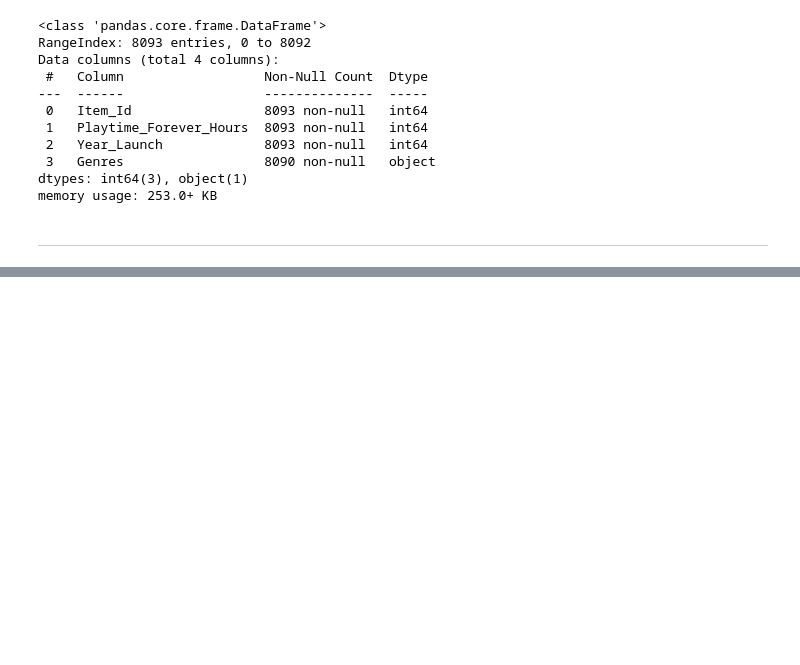
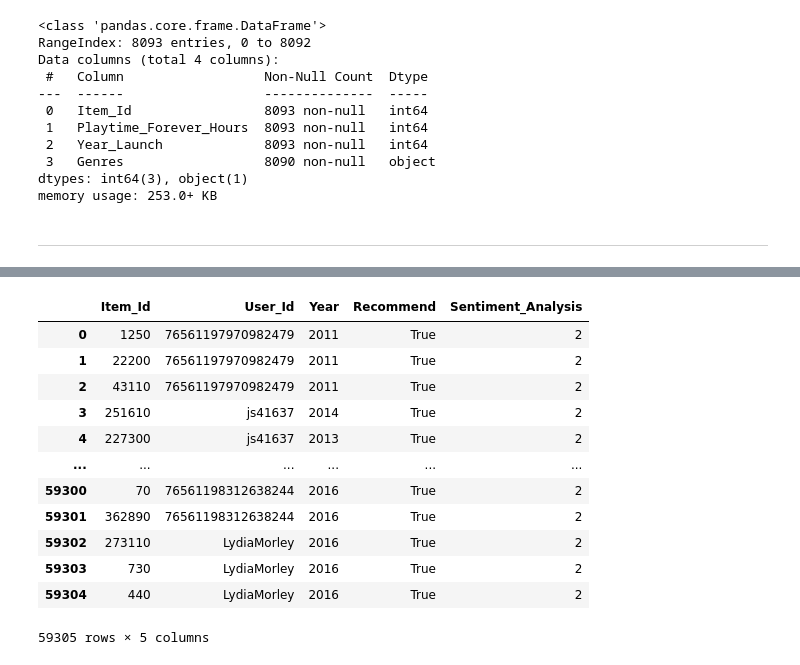
Before and after one commit to DavidssonGon/PI_ML_OPS_STEAM_DSFT17, a Jupyter notebook: ETL2.ipynb, the cells around one changed output, grey strips where cells are left out. Cells and saved outputs as stored; diff of their text form; code cells hidden in the pictures; blank space fills up the shorter version.

```diff
--- a/ETL2.ipynb
+++ b/ETL2.ipynb
@@ -364,0 +548,18 @@ memory usage: 253.0+ KB
+# %%
+# Se filtra los campos que se van a usar del Data Frame Items
+def3_df_reviews = df_reviews[['Item_Id','User_Id','Year','Recommend','Sentiment_Analysis']]
+def3_df_reviews
+# %% [output]
+|  | Item_Id | User_Id | Year | Recommend | Sentiment_Analysis |
+| 0 | 1250 | 76561197970982479 | 2011 | True | 2 |
+| 1 | 22200 | 76561197970982479 | 2011 | True | 2 |
+| 2 | 43110 | 76561197970982479 | 2011 | True | 2 |
+| 3 | 251610 | js41637 | 2014 | True | 2 |
+| 4 | 227300 | js41637 | 2013 | True | 2 |
+| ... | ... | ... | ... | ... | ... |
+| 59300 | 70 | 76561198312638244 | 2016 | True | 2 |
+| 59301 | 362890 | 76561198312638244 | 2016 | True | 2 |
+| 59302 | 273110 | LydiaMorley | 2016 | True | 2 |
+| 59303 | 730 | LydiaMorley | 2016 | True | 2 |
+| 59304 | 440 | LydiaMorley | 2016 | True | 2 |
+59305 rows × 5 columns
```
Also changed, not shown: parts of 45 cells of this notebook, 1 other file.
